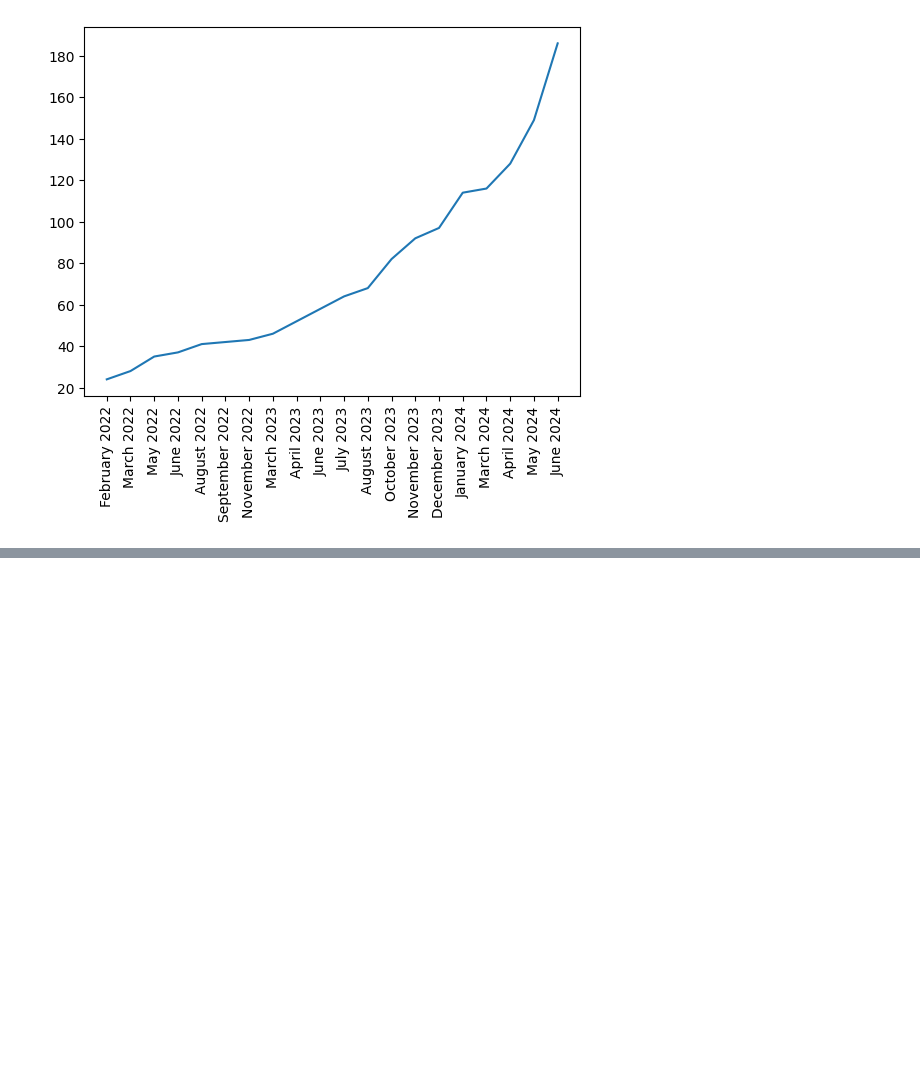
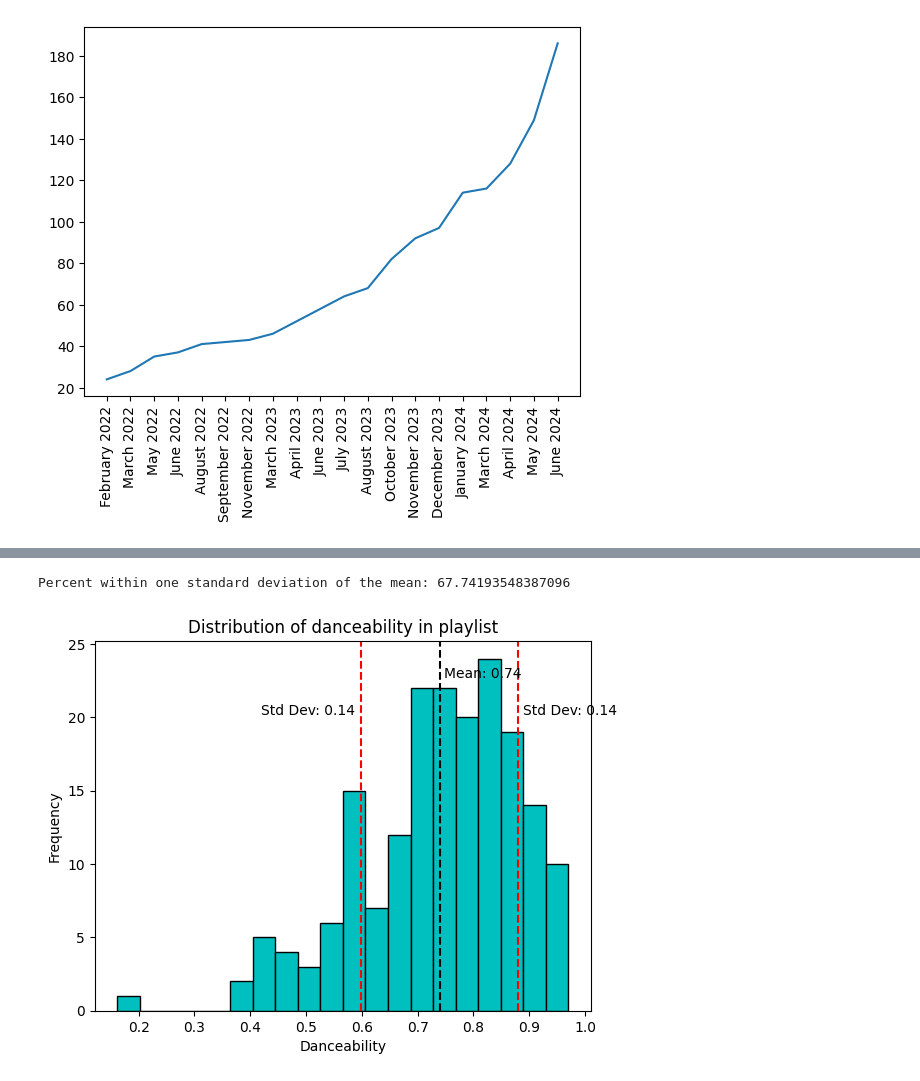
Before and after one commit to CalebJohnstone/recreational-mathematics, a Jupyter notebook: spotify_playlist/playlist.ipynb, the cells around one changed output, grey strips where cells are left out. Cells and saved outputs as stored; diff of their text form; code cells hidden in the pictures; blank space fills up the shorter version.

```diff
--- a/spotify_playlist/playlist.ipynb
+++ b/spotify_playlist/playlist.ipynb
@@ -202,0 +225,22 @@ You better lose yourself in the musicThe moment, you own it, you better never le
+# %%
+percent_within_std_dev = len([d for d in danceability if mean_danceability-std_dev_danceability <= d <= mean_danceability+std_dev_danceability])/len(danceability) * 100
+print("Percent within one standard deviation of the mean:", percent_within_std_dev)
+
+# plot distribution of danceability
+plt.hist(danceability, bins=20, color='c', edgecolor='black')
+
+mean_danceability = np.mean(danceability)
+std_dev_danceability = np.std(danceability)
+plt.axvline(mean_danceability, color='k', linestyle='dashed')
+plt.axvline(mean_danceability+std_dev_danceability, color='r', linestyle='dashed')
+plt.axvline(mean_danceability-std_dev_danceability, color='r', linestyle='dashed')
+plt.text(mean_danceability*1.01, plt.ylim()[1]*0.9, 'Mean: {:.2f}'.format(mean_danceability))
+plt.text((mean_danceability+std_dev_danceability)*1.01, plt.ylim()[1]*0.8, 'Std Dev: {:.2f}'.format(std_dev_danceability))
+plt.text((mean_danceability-std_dev_danceability)*0.70, plt.ylim()[1]*0.8, 'Std Dev: {:.2f}'.format(std_dev_danceability))
+plt.xlabel('Danceability')
+plt.ylabel('Frequency')
+plt.title('Distribution of danceability in playlist')
+plt.show()
+# %% [output]
+Percent within one standard deviation of the mean: 67.74193548387096
+[figure, added]
```
Also changed, not shown: parts of 6 cells of this notebook.
